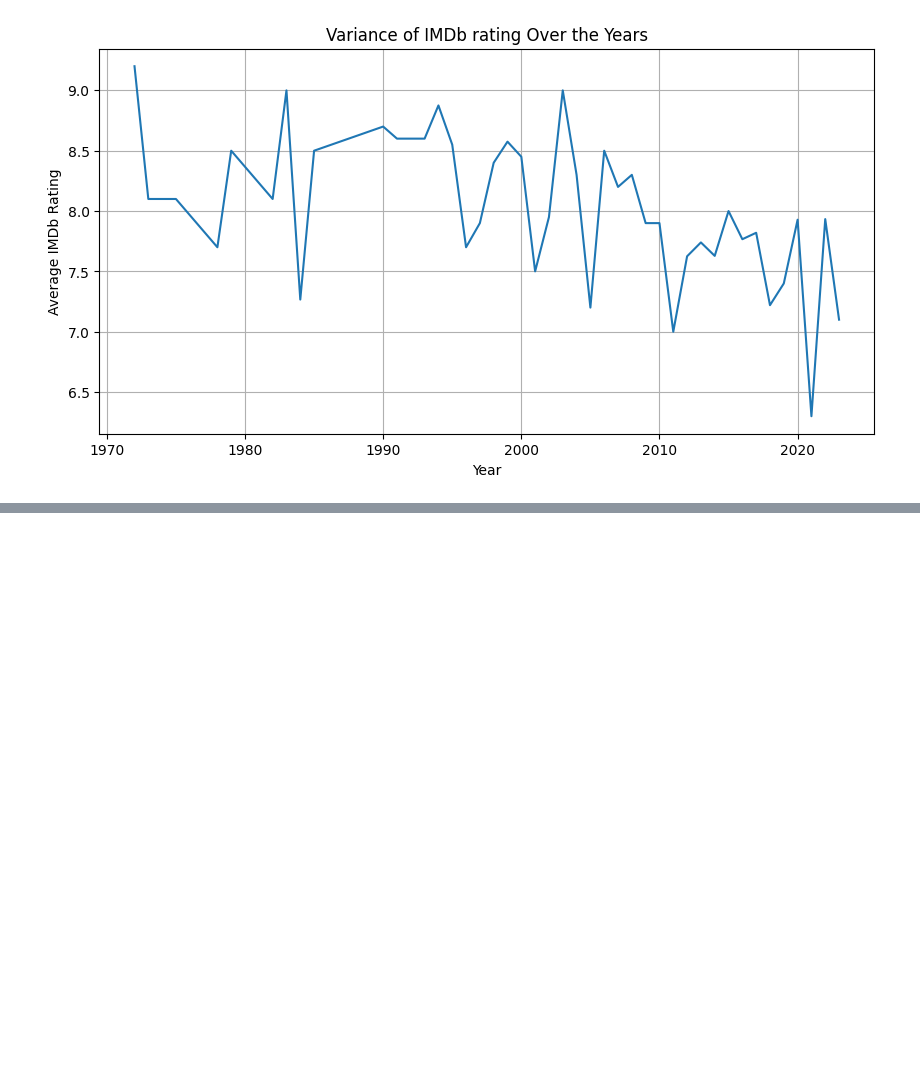
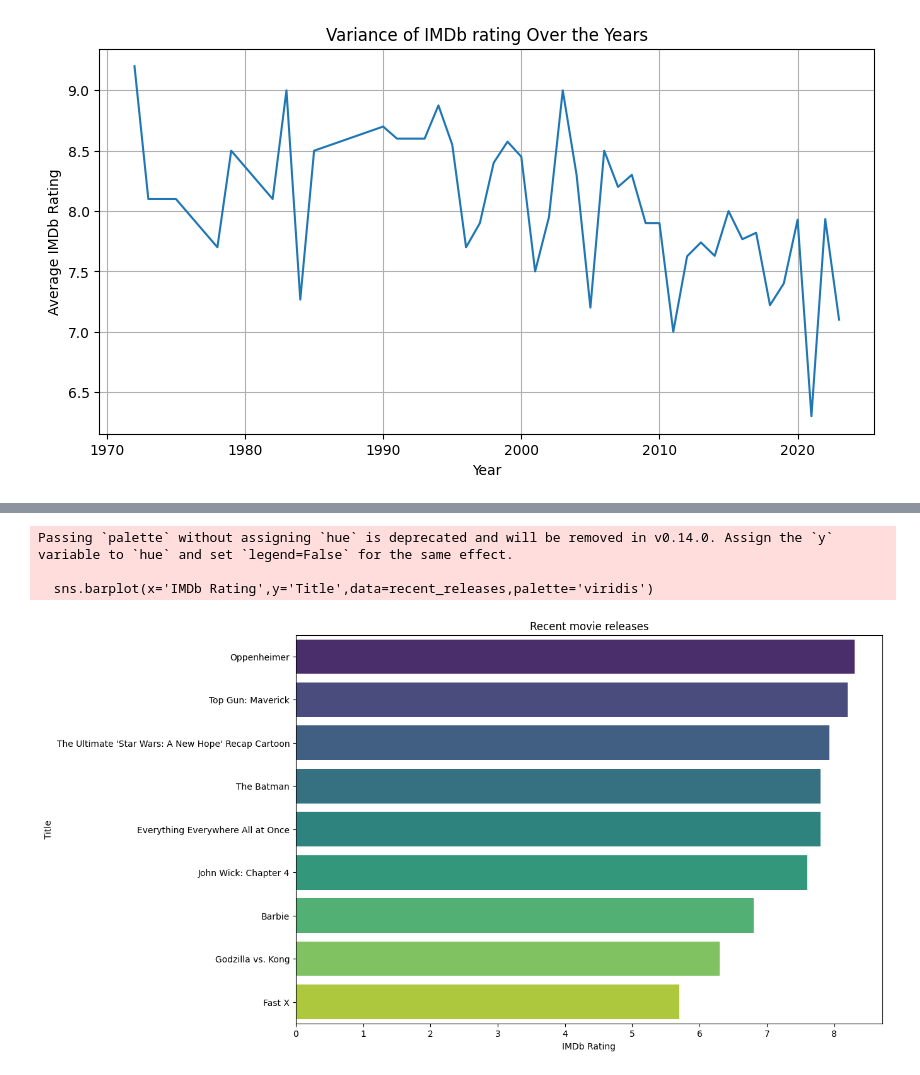
Before and after one commit to anitajn86/DATA-MINING-AND-ANALYTICS, a Jupyter notebook: Mining/dupedmovies.ipynb, the cells around one changed output, grey strips where cells are left out. Saved outputs shown, nothing was run; the diff lists cells and outputs as text; code cells hidden in the pictures; blank space fills up the shorter version.

```diff
--- a/Mining/dupedmovies.ipynb
+++ b/Mining/dupedmovies.ipynb
@@ -380,0 +396,19 @@ plt.show()
+# %%
+#IMDb vs Movie
+#filter for recent years
+recent_releases=df[df['Year']>=2020]
+
+#sort in descending order
+recent_releases=recent_releases.sort_values(by='IMDb Rating',ascending=False)
+
+plt.figure(figsize=(12,8))
+sns.barplot(x='IMDb Rating',y='Title',data=recent_releases,palette='viridis')
+plt.xlabel('IMDb Rating')
+plt.ylabel('Title')
+plt.title('Recent movie releases')
+plt.show()
+# %% [output]
+Passing `palette` without assigning `hue` is deprecated and will be removed in v0.14.0. Assign the `y` variable to `hue` and set `legend=False` for the same effect.
+
+  sns.barplot(x='IMDb Rating',y='Title',data=recent_releases,palette='viridis')
+[figure, added]
```
Also changed, not shown: parts of 8 cells of this notebook.
